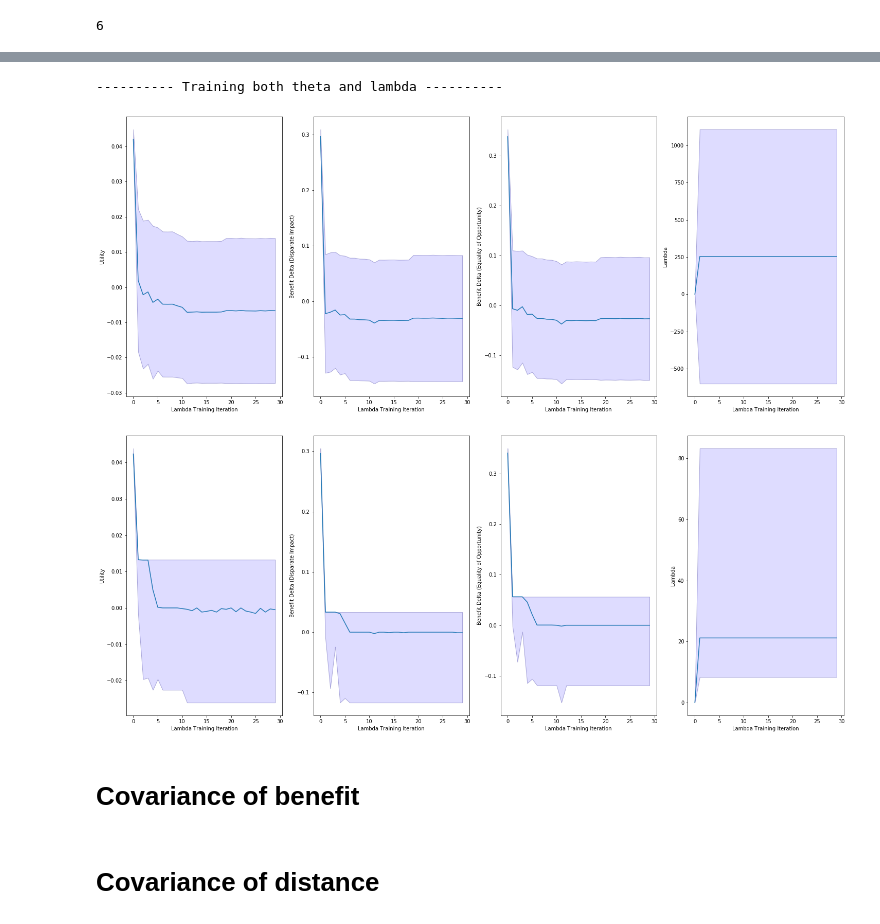
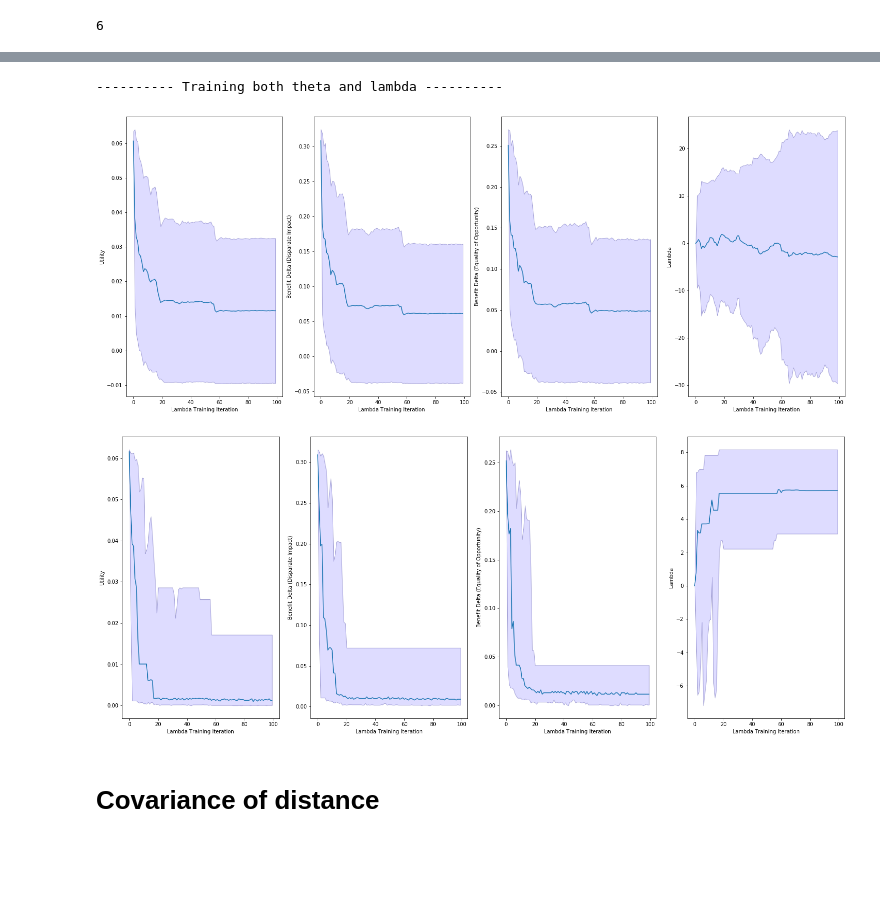
Before and after one commit to floydkretschmar/master-thesis, a Jupyter notebook: exp/011-benefit-difference-vs-covariance-compas.ipynb, the cells around one changed output, grey strips where cells are left out. Drawn from its saved outputs; the diff is of its cells as text; code cells hidden in the pictures; blank space fills up the shorter version.

```diff
--- a/exp/011-benefit-difference-vs-covariance-compas.ipynb
+++ b/exp/011-benefit-difference-vs-covariance-compas.ipynb
@@ -120,23 +118,30 @@ plot_median(statistics, "{}/results_median_lambdas.png".format(run_path))
 # %%
 training_parameters["experiment_name"] = "exp-011-uncalibrated"
 training_parameters["model"]["initial_lambda"] = 0.0
+# training_parameters["lagrangian_optimization"] = {
+#     'iterations': 30,
+#     'epochs': 10,
+#     'batch_size':64,
+#     'learning_rate': 1,
+#     'decay_rate': 1,
+#     'decay_step': 10000,
+#     'num_decisions': 4096
+# }
 training_parameters["lagrangian_optimization"] = {
-    'iterations': 30,
-    'epochs': 10,
-    'batch_size':64,
-    'learning_rate': 1,
+    'iterations': 100,
+    'epochs': 100,
+    'batch_size':256,
+    'learning_rate': 3,
     'decay_rate': 1,
-    'decay_step': 10000,
-    'num_decisions': 4096
+    'decay_step': 1000000,
+    'num_decisions': 128 * 512
 }
 
 statistics, model_parameters, run_path = train(training_parameters, iterations=30, asynchronous=True)
 
 plot_mean(statistics, "{}/results_mean_lambdas.png".format(run_path), model_parameters=model_parameters)
 plot_median(statistics, "{}/results_median_lambdas.png".format(run_path), model_parameters=model_parameters)
 # %% [output]
 ---------- Training both theta and lambda ----------
-[figure, old version]
+[figure, new version]
-[figure, old version]
+[figure, new version]
-# %% [markdown]
-# Covariance of benefit
```
Also changed, not shown: parts of 14 cells of this notebook, 2 other files.
